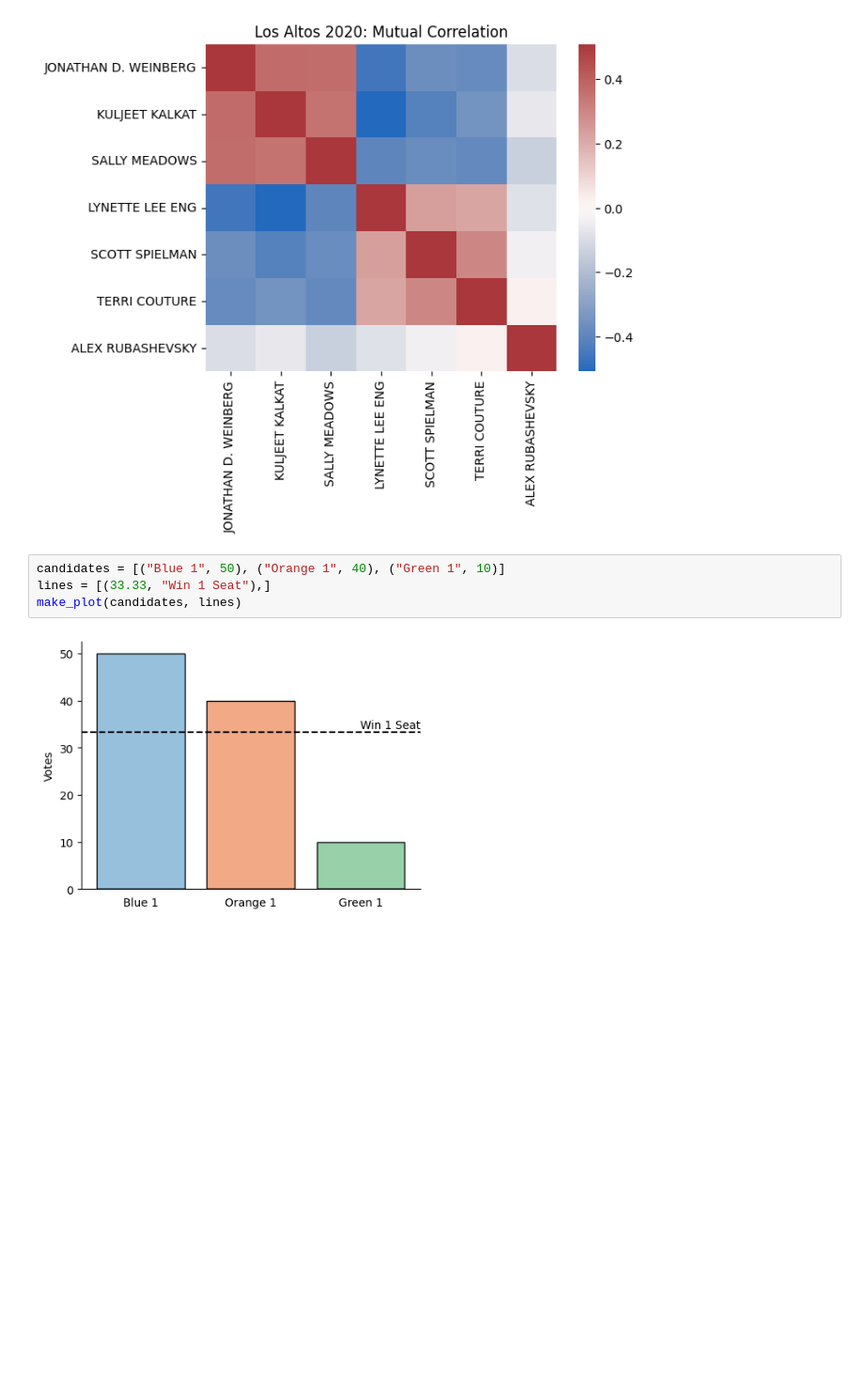
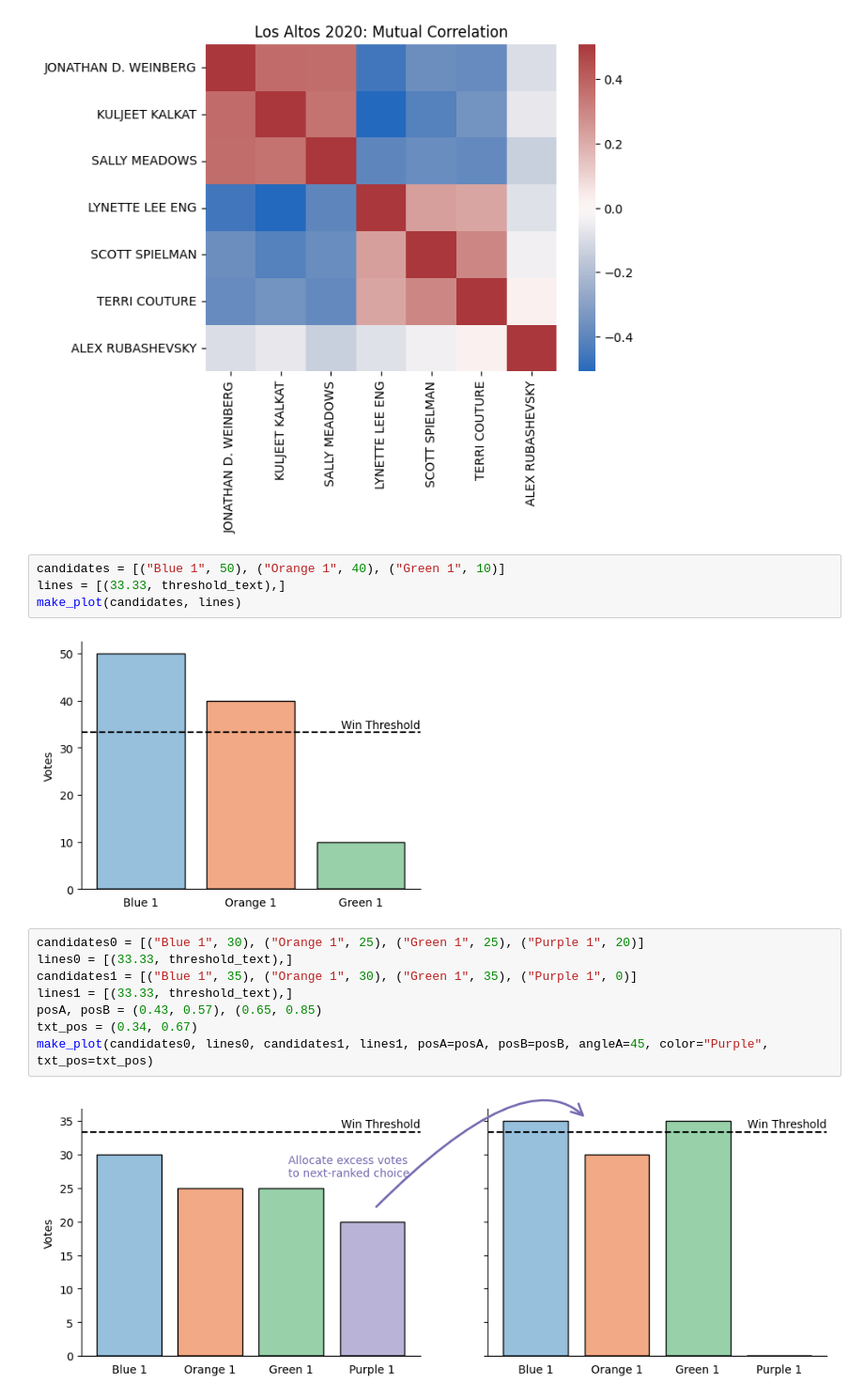
Before and after one commit to chrisroat/voters_choice, a Jupyter notebook: voters_choice.ipynb, the cells around one changed output. Shown at 94% size. Drawn from its saved outputs; the diff is of its cells as text; blank space fills up the shorter version.

```diff
--- a/voters_choice.ipynb
+++ b/voters_choice.ipynb
@@ -68,9 +73,19 @@ ax.set(xlabel="", ylabel="", title="Los Altos 2020: Mutual Correlation");
 [figure]
 # %%
 candidates = [("Blue 1", 50), ("Orange 1", 40), ("Green 1", 10)]
-lines = [(33.33, "Win 1 Seat"),]
+lines = [(33.33, threshold_text),]
 make_plot(candidates, lines)
 # %% [output]
-[figure, old version]
+[figure, new version]
+# %%
+candidates0 = [("Blue 1", 30), ("Orange 1", 25), ("Green 1", 25), ("Purple 1", 20)]
+lines0 = [(33.33, threshold_text),]
+candidates1 = [("Blue 1", 35), ("Orange 1", 30), ("Green 1", 35), ("Purple 1", 0)]
+lines1 = [(33.33, threshold_text),]
+posA, posB = (0.43, 0.57), (0.65, 0.85)
+txt_pos = (0.34, 0.67)
+make_plot(candidates0, lines0, candidates1, lines1, posA=posA, posB=posB, angleA=45, color="Purple", txt_pos=txt_pos)
+# %% [output]
+[figure, added]
 # %%
 candidates0 = [("Blue 1", 70), ("Orange 1", 20), ("Green 1", 10)]
```
Also changed, not shown: parts of 5 cells of this notebook.
